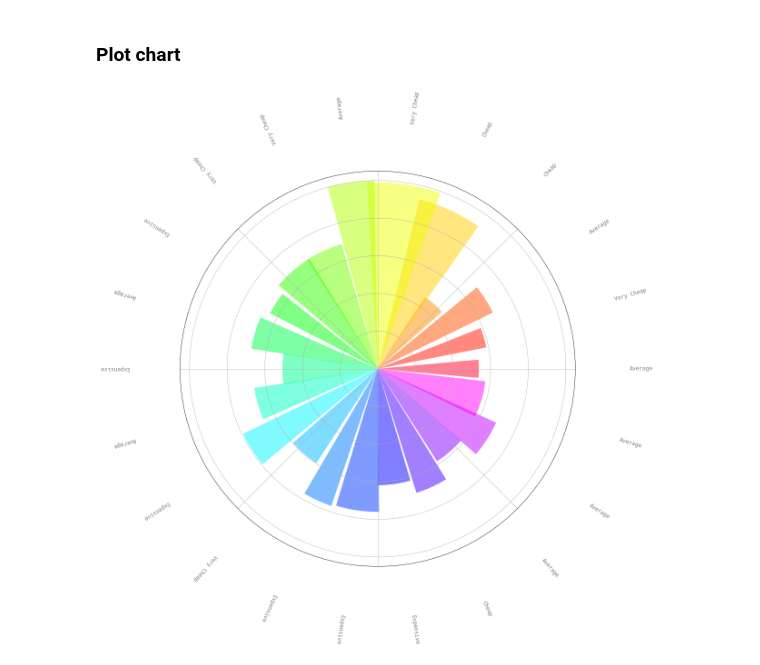
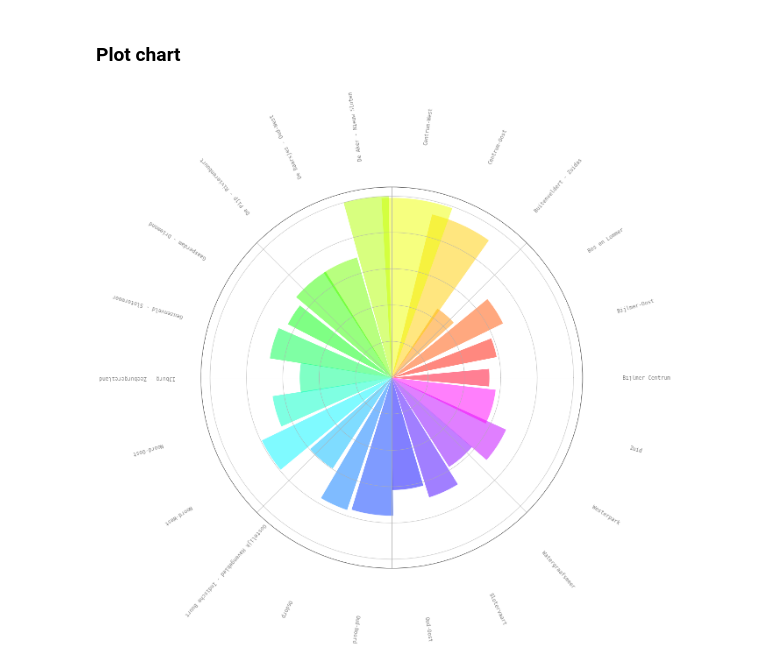
Before and after one commit to CharlesFr/Airbnb_Data, a Jupyter notebook: Part2_Visualisations.ipynb, the cells around one changed output. Cells and saved outputs as stored; diff of their text form; code cells hidden in the pictures.

```diff
--- a/Part2_Visualisations.ipynb
+++ b/Part2_Visualisations.ipynb
@@ -148,25 +148,26 @@ width = (grouped.price.values[:num] / grouped.price.values[:num].max())*0.4
 # %%
 fig = plt.figure(figsize=(16, 16))
 ax = plt.subplot(111, projection='polar')
 bars = ax.bar(theta, radii, width=width)
 count = 0
 cm = plt.get_cmap('gist_rainbow')
 
 ax.set_xticklabels([])
 ax.set_yticklabels([])
 
+labels = grouped.index.values
 
 # Use custom colors and opacity
 for r, bar in zip(radii, bars):
     bar.set_facecolor(cm(count/num))
     bar.set_alpha(0.5)
     bar.set_label(grouped.index.values[count])
     ax.text(theta[count], radii.max()*1.4, labels[count],
             horizontalalignment='center', verticalalignment='center',
             rotation=(count)*360/num, color='0.5', family='monospace', fontsize='large')
     count += 1
 
 plt.autoscale()
 #save_fig('polar_chart',)
 # %% [output]
-[figure, old version]
+[figure, new version]
```
